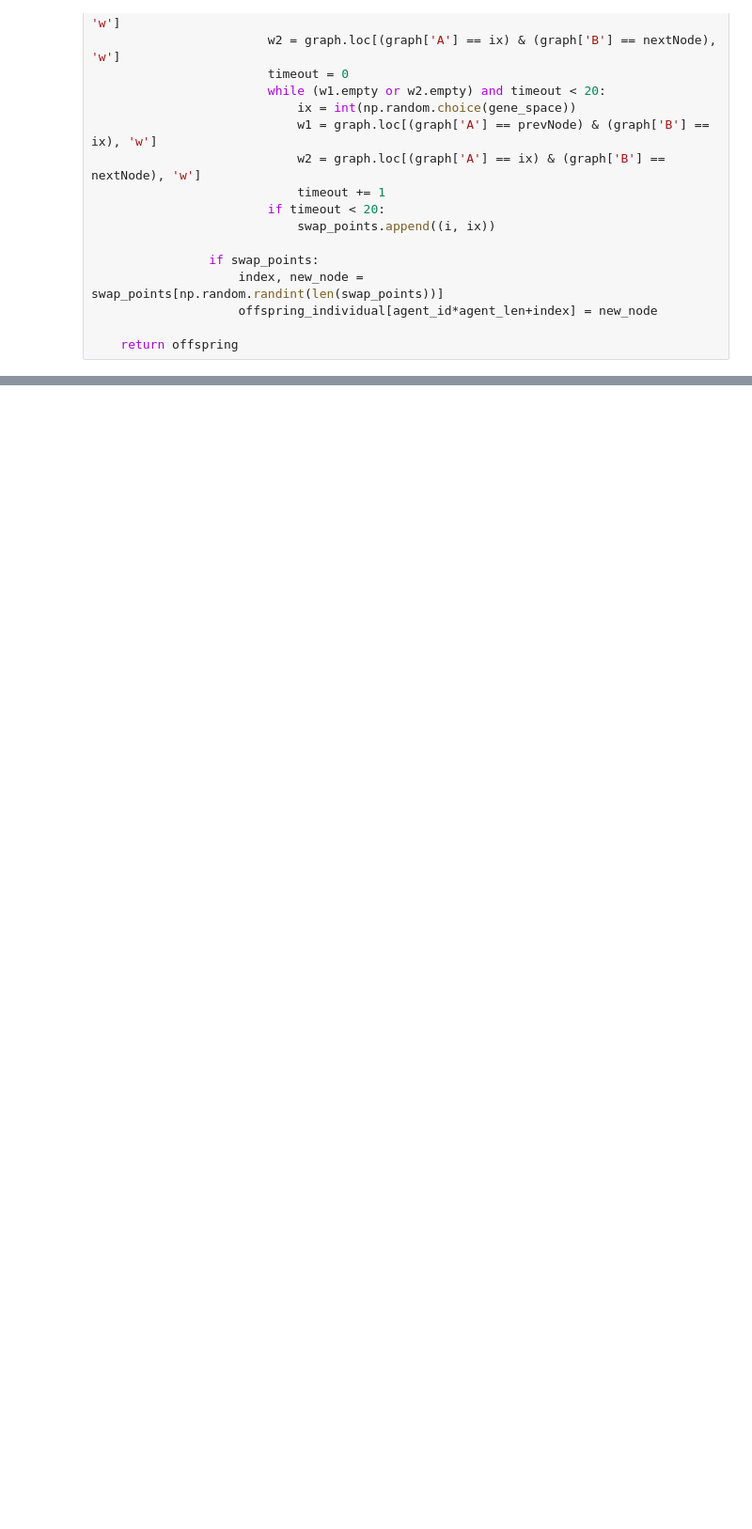
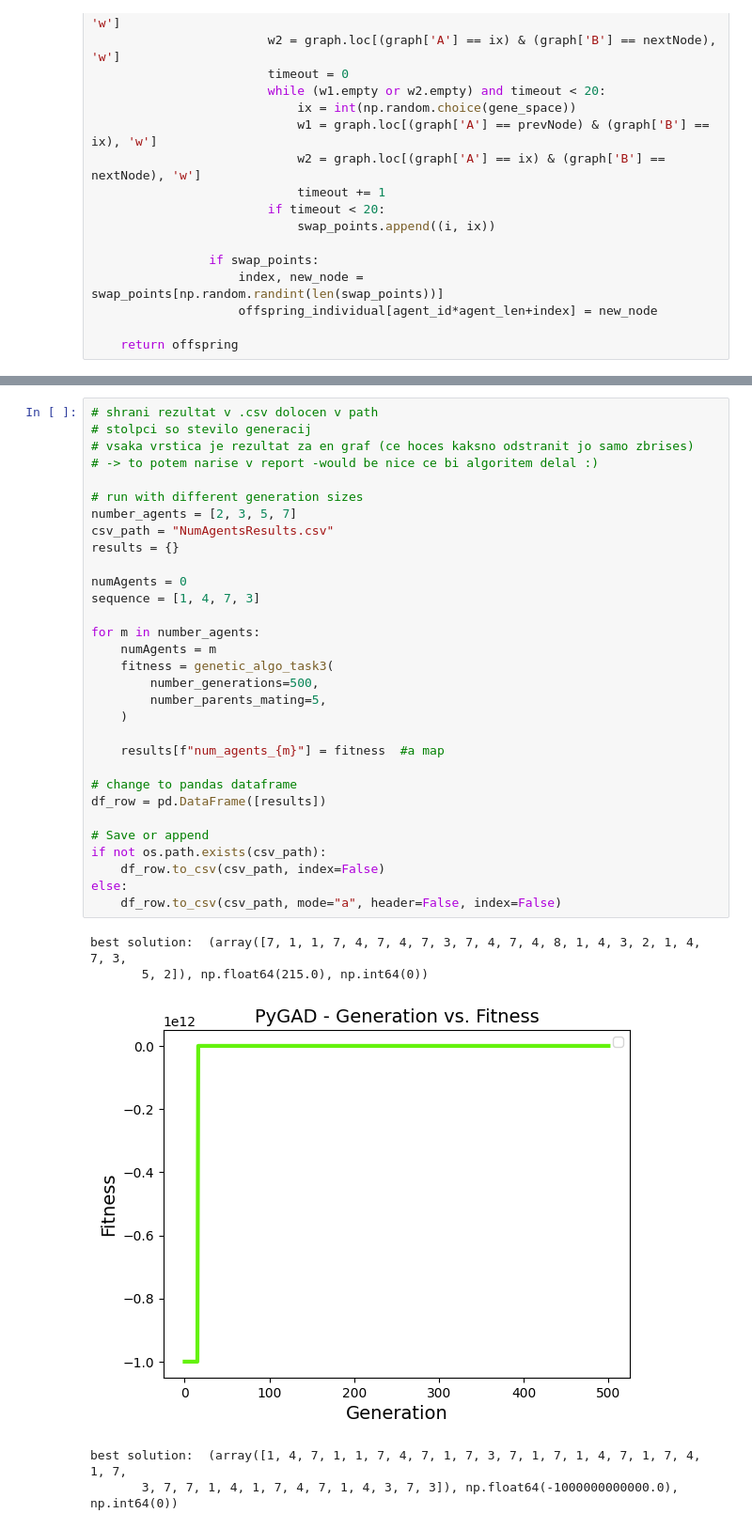
Before and after one commit to Favstina/IntelligentSystems-Assigment_1, a Jupyter notebook: Task3/GA3.ipynb, the cells around one changed output, grey strips where cells are left out. Shown at 94% size. Cells and saved outputs as stored; diff of their text form; blank space fills up the shorter version.

```diff
--- a/Task3/GA3.ipynb
+++ b/Task3/GA3.ipynb
@@ -355,0 +379,37 @@ genetic_algo_task3(400, 10, 50)
+# %%
+# shrani rezultat v .csv dolocen v path
+# stolpci so stevilo generacij
+# vsaka vrstica je rezultat za en graf (ce hoces kaksno odstranit jo samo zbrises)
+# -> to potem narise v report -would be nice ce bi algoritem delal :)
+
+# run with different generation sizes
+number_agents = [2, 3, 5, 7]
+csv_path = "NumAgentsResults.csv"
+results = {}
+
+numAgents = 0
+sequence = [1, 4, 7, 3]
+
+for m in number_agents:
+    numAgents = m
+    fitness = genetic_algo_task3(
+        number_generations=500,
+        number_parents_mating=5,
+    )
+
+    results[f"num_agents_{m}"] = fitness  #a map
+
+# change to pandas dataframe
+df_row = pd.DataFrame([results])
+
+# Save or append
+if not os.path.exists(csv_path):
+    df_row.to_csv(csv_path, index=False)
+else:
+    df_row.to_csv(csv_path, mode="a", header=False, index=False)
+# %% [output]
+best solution:  (array([7, 1, 1, 7, 4, 7, 4, 7, 3, 7, 4, 7, 4, 8, 1, 4, 3, 2, 1, 4, 7, 3,
+       5, 2]), np.float64(215.0), np.int64(0))
+[figure, added]
+best solution:  (array([1, 4, 7, 1, 1, 7, 4, 7, 1, 7, 3, 7, 1, 7, 1, 4, 7, 1, 7, 4, 1, 7,
+       3, 7, 7, 1, 4, 1, 7, 4, 7, 1, 4, 3, 7, 3]), np.float64(-1000000000000.0), np.int64(0))
```
Also changed, not shown: parts of 6 cells of this notebook, 1 other file.
